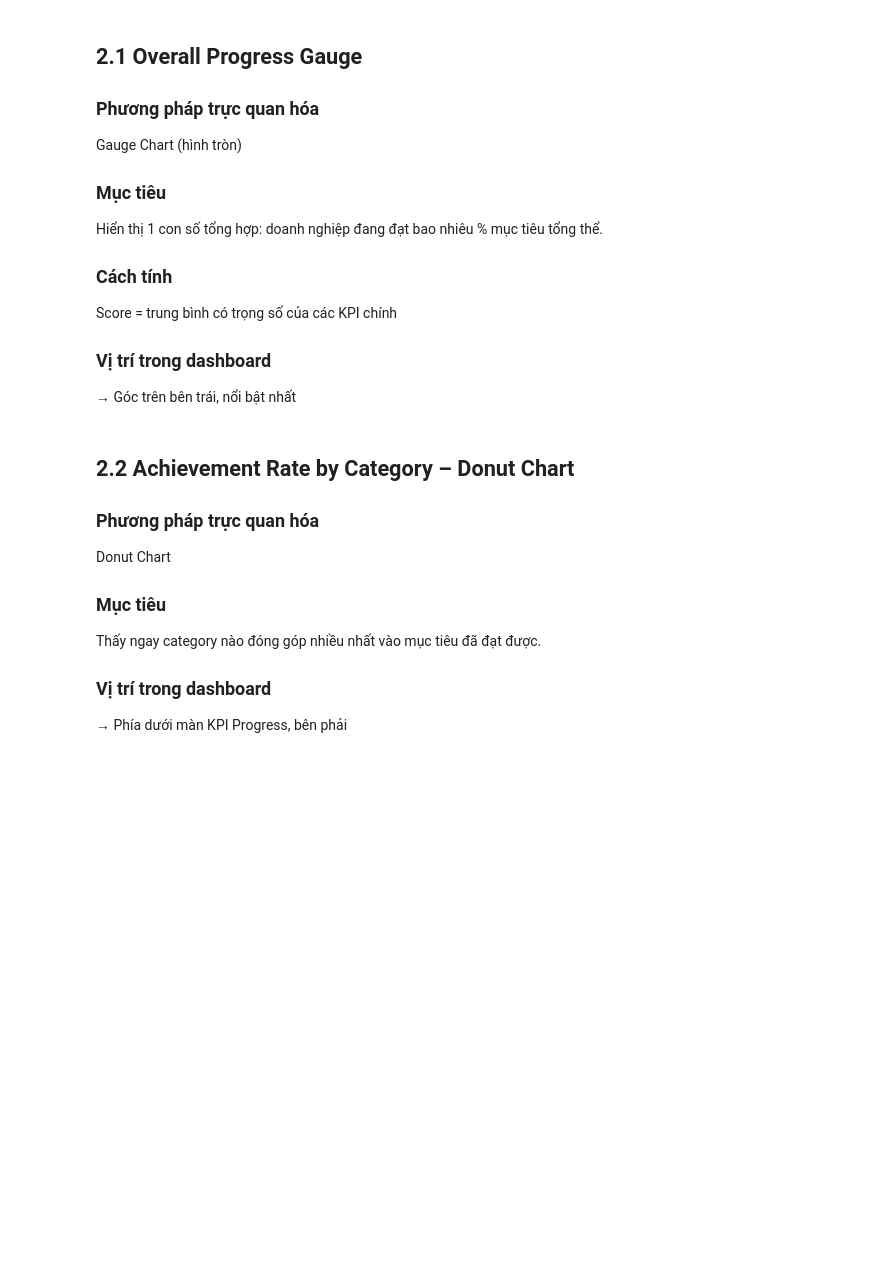
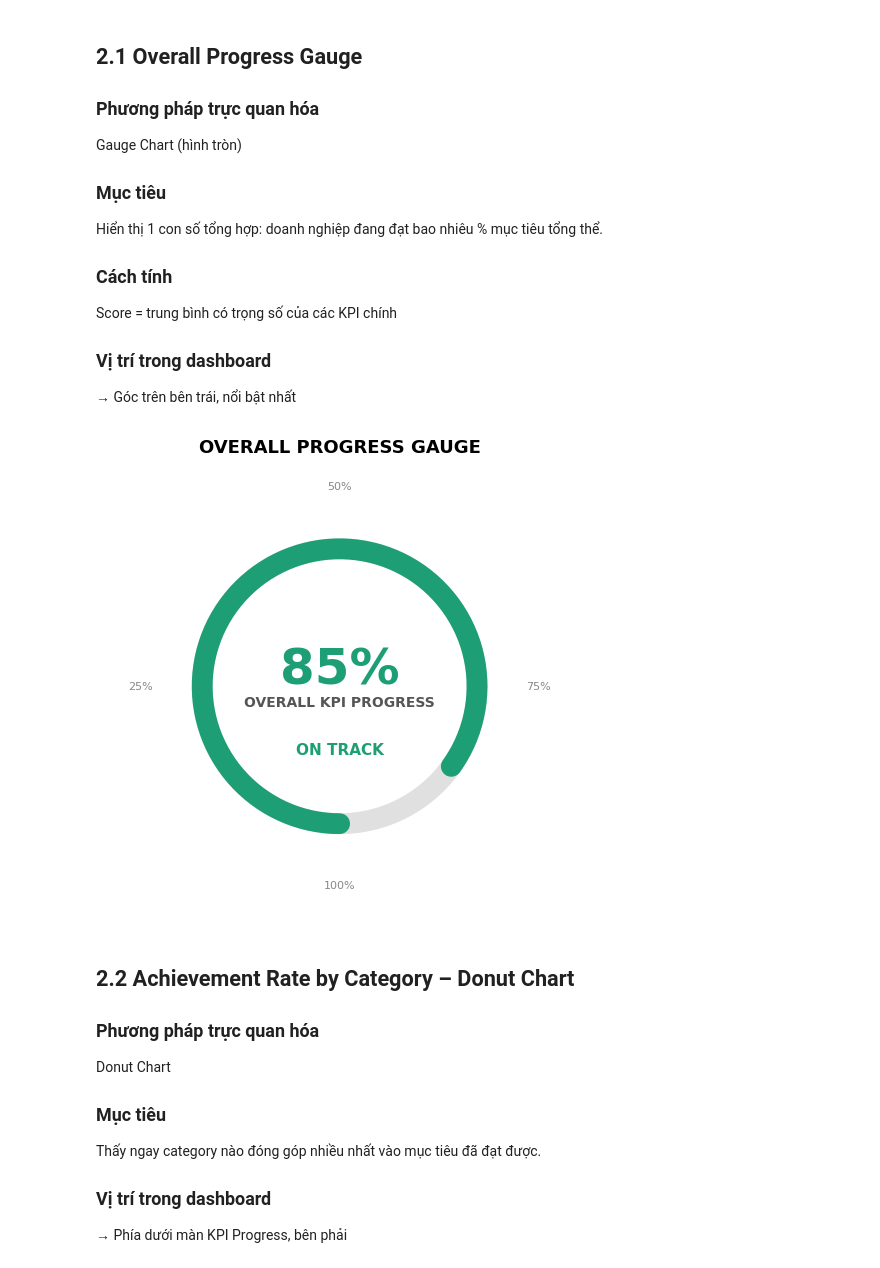
Before and after one commit to Thuily05/archive, a Jupyter notebook: chapter7_executive_dashboard_complete (1).ipynb, the cells around one changed output. Saved outputs shown, nothing was run; the diff lists cells and outputs as text; code cells hidden in the pictures; blank space fills up the shorter version.

```diff
--- a/chapter7_executive_dashboard_complete (1).ipynb
+++ b/chapter7_executive_dashboard_complete (1).ipynb
@@ -1474,48 +1481,71 @@ Score = trung bình có trọng số của các KPI chính
 
 → Góc trên bên trái, nổi bật nhất
 # %%
+df['Order Date'] = pd.to_datetime(df['Order Date'])
 
-# ── Overall Progress Gauge
-fig, ax = plt.subplots(figsize=(5, 5), subplot_kw=dict(aspect='equal'))
+total_sales     = df['Sales'].sum()
+total_profit    = df['Profit'].sum()
+total_orders    = df['Order ID'].nunique()
+total_customers = df['Customer ID'].nunique()
 
-# Tính overall score có trọng số
+sales_target     = 2_600_000
+profit_target    = 370_000
+orders_target    = 5_500
+customers_target = 900
+
+sales_pct     = total_sales     / sales_target     * 100
+profit_pct    = total_profit    / profit_target    * 100
+orders_pct    = total_orders    / orders_target    * 100
+customers_pct = total_customers / customers_target * 100
+
 weights = {'Sales': 0.4, 'Profit': 0.35, 'Orders': 0.15, 'Customers': 0.10}
 actuals = {'Sales': sales_pct, 'Profit': profit_pct,
            'Orders': orders_pct, 'Customers': customers_pct}
 overall = sum(actuals[k] * weights[k] for k in weights)
 
-# Gauge
+fig, ax = plt.subplots(figsize=(5, 5), subplot_kw=dict(aspect='equal'))
+
 theta_start = -np.pi / 2
-gauge_pct = min(overall / 100, 1.0)
+gauge_pct   = min(overall / 100, 1.0)
 
 # Background arc
 theta = np.linspace(0, 2 * np.pi, 200)
 ax.plot(np.cos(theta), np.sin(theta), color='#E0E0E0', linewidth=15,
         solid_capstyle='round')
 
 # Filled arc
 theta_fill = np.linspace(theta_start, theta_start - gauge_pct * 2 * np.pi, 200)
 fill_color = '#1D9E75' if overall >= 70 else ('#EF9F27' if overall >= 55 else '#E24B4A')
 ax.plot(np.cos(theta_fill), np.sin(theta_fill), color=fill_color, linewidth=15,
         solid_capstyle='round')
 
-# Zones ticks
-for pct, label in [(25,'25%'),(50,'50%'),(75,'75%'),(100,'100%')]:
-    angle = theta_start - pct/100 * 2 * np.pi
-    ax.text(1.45*np.cos(angle), 1.45*np.sin(angle), label,
+# Zone ticks
+for pct, label in [(25, '25%'), (50, '50%'), (75, '75%'), (100, '100%')]:
+    angle = theta_start - pct / 100 * 2 * np.pi
+    ax.text(1.45 * np.cos(angle), 1.45 * np.sin(angle), label,
             ha='center', va='center', fontsize=8, color='#888')
 
 # Center text
-ax.text(0, 0.12, f'{overall:.0f}%', ha='center', va='center',
+ax.text(0,  0.12, f'{overall:.0f}%', ha='center', va='center',
         fontsize=36, fontweight='bold', color=fill_color)
 ax.text(0, -0.15, 'OVERALL KPI PROGRESS', ha='center', fontsize=10,
         color='#555', fontweight='bold')
-status = 'ON TRACK ✅' if overall >= 70 else ('WATCH ⚠️' if overall >= 55 else 'BEHIND 🔴')
-ax.text(0, -0.50, status, ha='center', fontsize=11, color=fill_color, fontweight='bold')
+
+# Status (khong dung emoji de tranh loi font)
+if overall >= 70:
+    status, s_color = 'ON TRACK', '#1D9E75'
+elif overall >= 55:
+    status, s_color = 'WATCH',    '#EF9F27'
+else:
+    status, s_color = 'BEHIND',   '#E24B4A'
+
+ax.text(0, -0.50, status, ha='center', fontsize=11, color=s_color, fontweight='bold')
 ax.set_xlim(-1.7, 1.7); ax.set_ylim(-1.65, 1.65); ax.axis('off')
 ax.set_title('OVERALL PROGRESS GAUGE', fontsize=13, fontweight='bold', pad=5)
 plt.tight_layout()
 plt.show()
+# %% [output]
+[figure, added]
 # %% [markdown]
 ## 2.2 Achievement Rate by Category – Donut Chart
 
```
Also changed, not shown: parts of 3 cells of this notebook.
